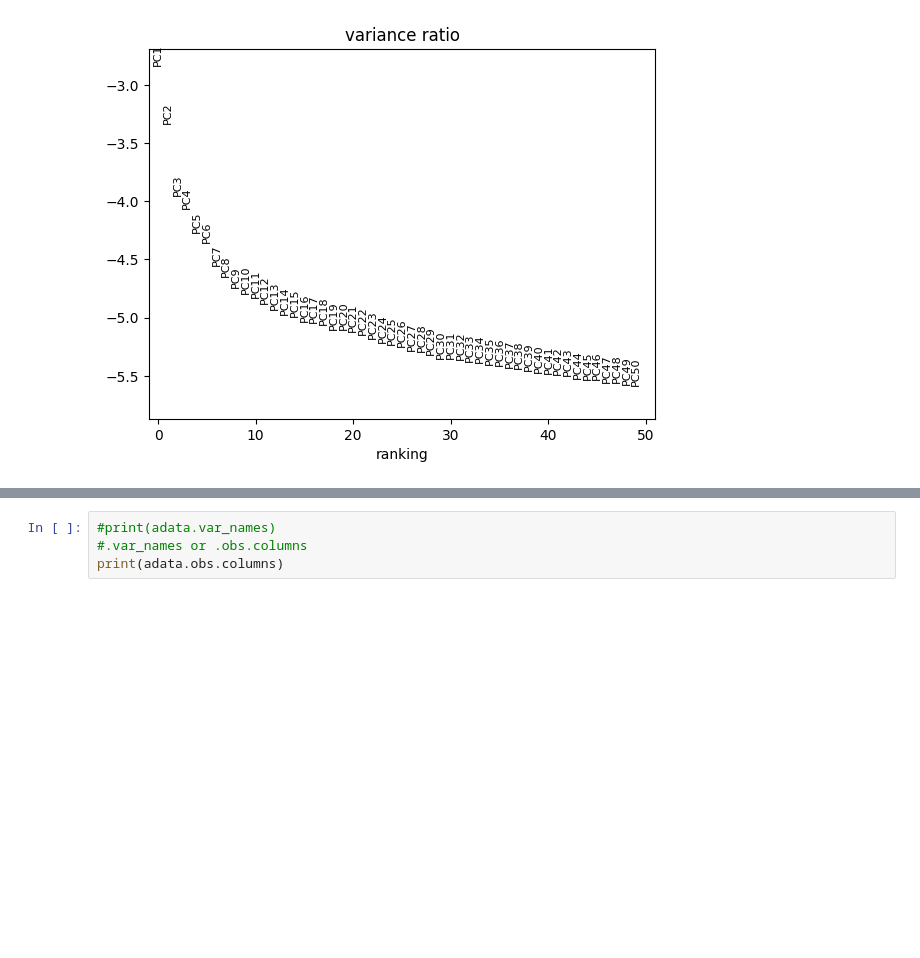
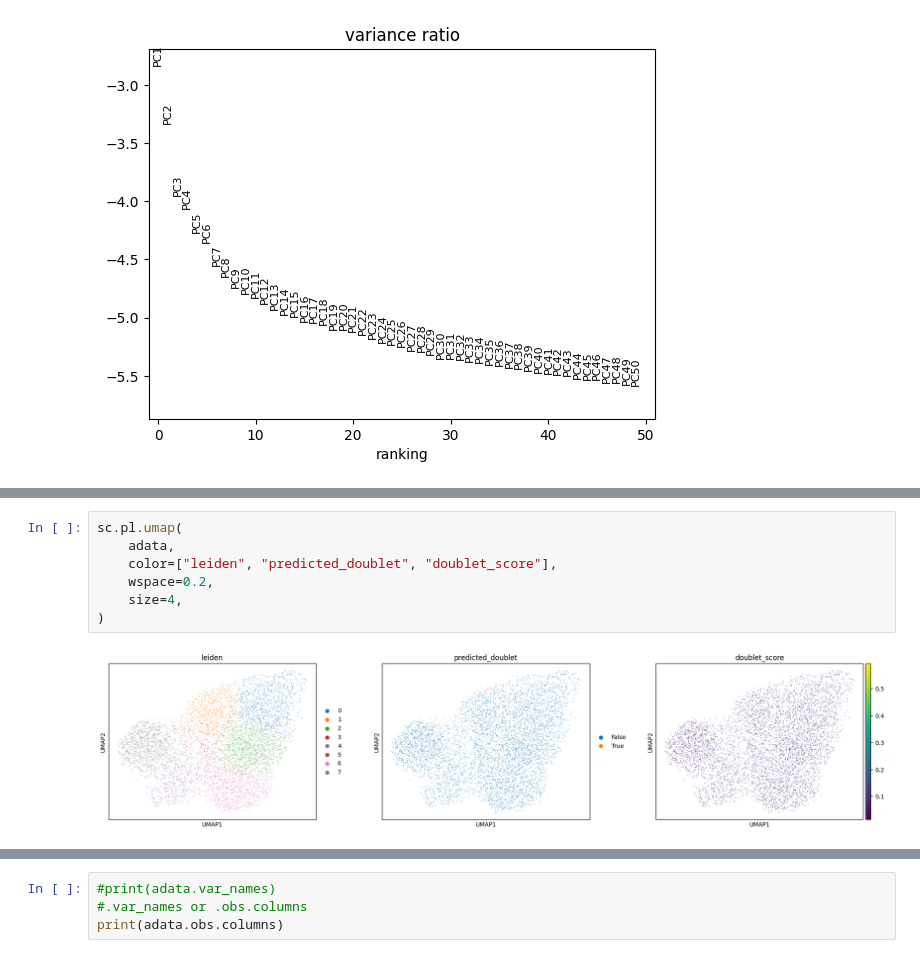
Before and after one commit to pizzaglitch/RNA-Sequencing, a Jupyter notebook: annData.ipynb, the cells around one changed output, grey strips where cells are left out. Saved outputs shown, nothing was run; the diff lists cells and outputs as text; blank space fills up the shorter version.

```diff
--- a/annData.ipynb
+++ b/annData.ipynb
@@ -68,0 +89,9 @@ sc.pl.pca_variance_ratio(adata, n_pcs=50, log=True)
+# %%
+sc.pl.umap(
+    adata,
+    color=["leiden", "predicted_doublet", "doublet_score"],
+    wspace=0.2,
+    size=4,
+)
+# %% [output]
+[figure, added]
```
Also changed, not shown: parts of 8 cells of this notebook.
